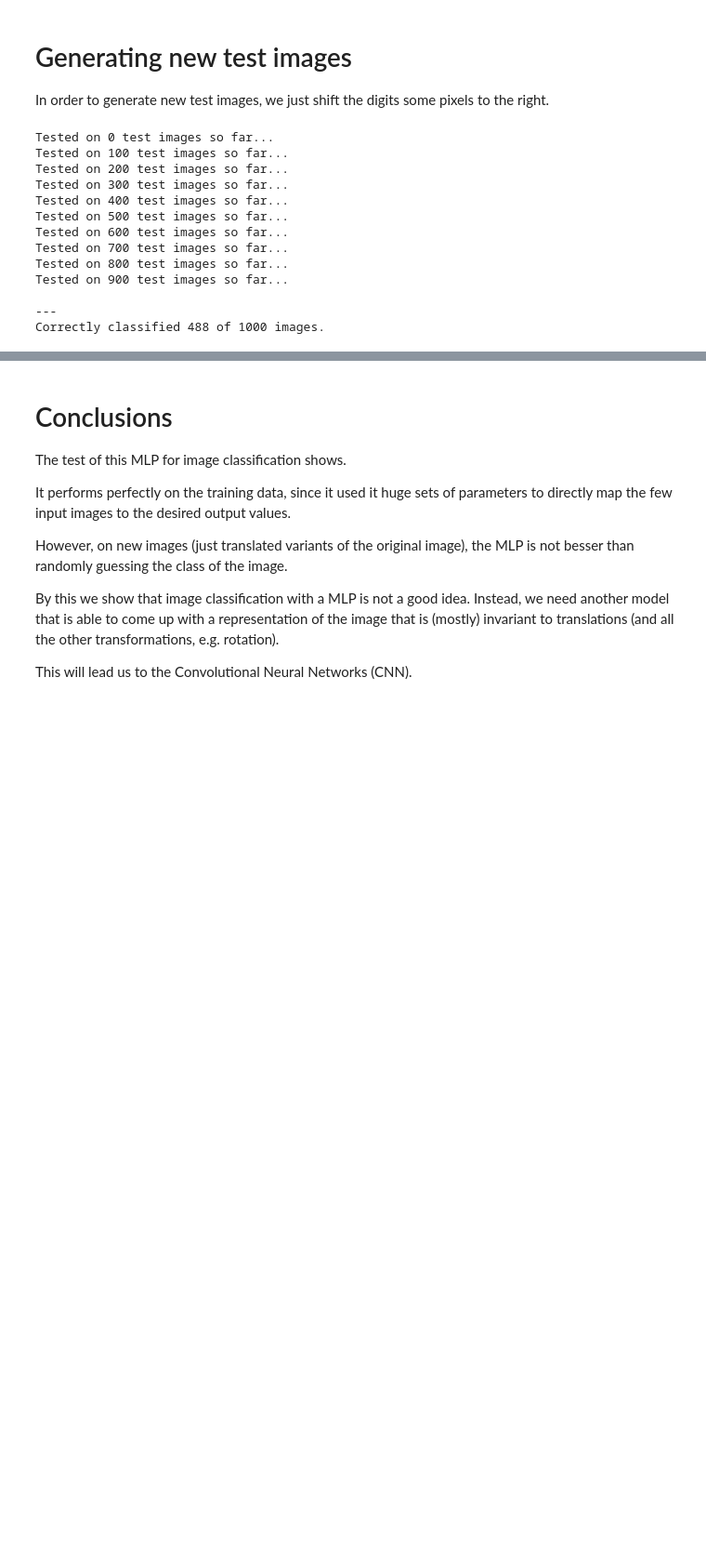
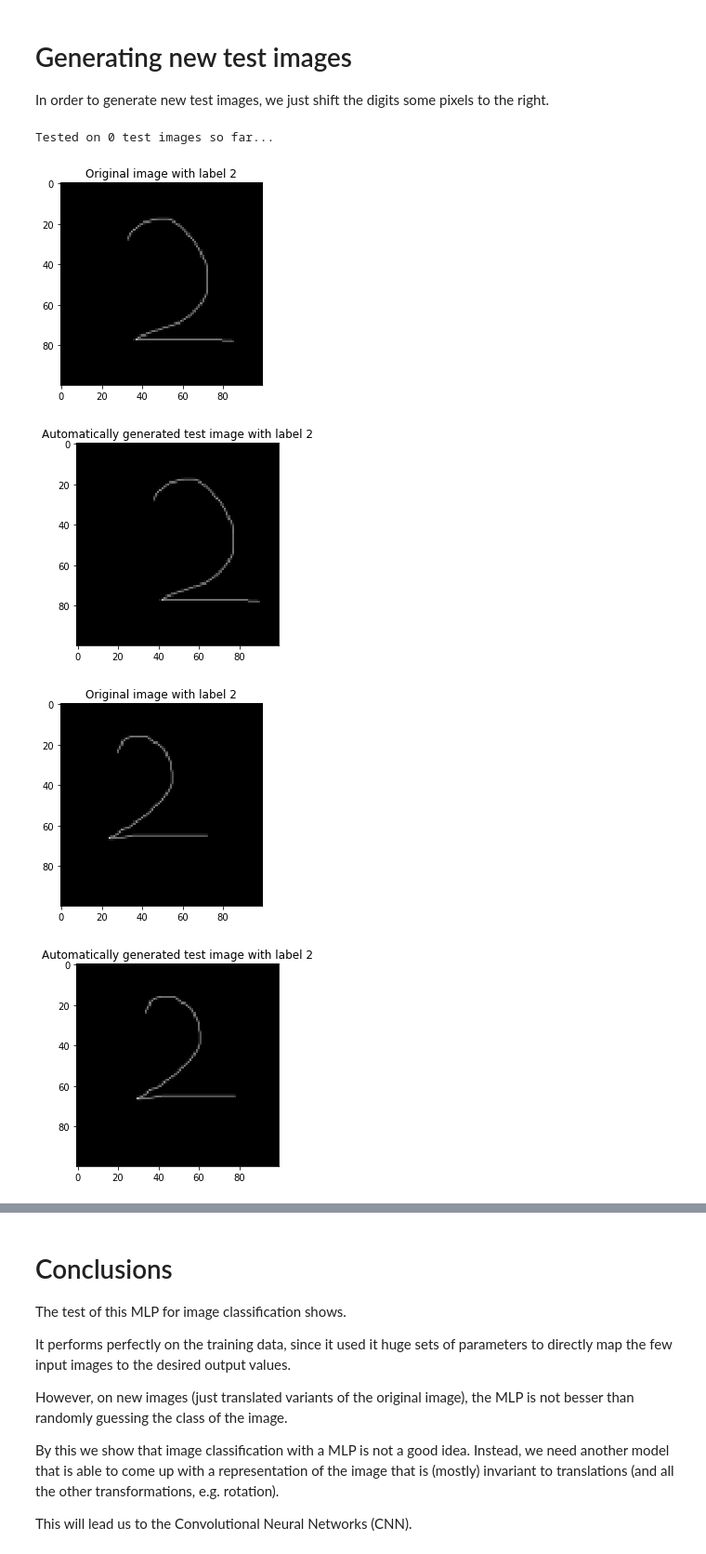
Before and after one commit to b3n3d17/DeepLearningCourse, a Jupyter notebook: 26_experiment_image_classification_with_a_mlp/experiment_image_classification_with_a_mlp.ipynb, the cells around one changed output, grey strips where cells are left out. Shown at 93% size. Saved outputs shown, nothing was run; the diff lists cells and outputs as text; code cells hidden in the pictures; blank space fills up the shorter version.

Commit message:
Showing the first 5 test images in order to give reader a better feeling what is done here.

```diff
--- a/26_experiment_image_classification_with_a_mlp/experiment_image_classification_with_a_mlp.ipynb
+++ b/26_experiment_image_classification_with_a_mlp/experiment_image_classification_with_a_mlp.ipynb
@@ -329,48 +329,43 @@ for test_img_idx in range(0,NR_TEST_IMAGES):
         image2[row_idx][rnd_shift:] = image[row_idx][0:nr_cols-rnd_shift]
 
     # Show the original and the new image?
-    if False:
+    # Only for the first 5 test images, else:
+    # too much output!
+    if test_img_idx < 5:
         plt.imshow(image)
-        plt.title("Testing image with label {}".format(class_name))
+        plt.title("Original image with label {}".format(class_name))
         plt.show()
         plt.imshow(image2)
-        plt.title("Testing image with label {}".format(class_name))
+        plt.title("Automatically generated test image with label {}".
+                  format(class_name))
         plt.show()
 
     # Prepare input for the MLP
     input_vec = image.flatten()
     input_vec = input_vec.reshape( (1, input_vec.shape[0]) )
     teacher_vec = teacher_vec.reshape( (1, teacher_vec.shape[0]) )
 
     # Let the MLP predict the class!
     neuron_outputs = model.predict(input_vec)
     #print("output neuron values are:", neuron_outputs)
 
     # Get final prediction result:
     # Which of the n output neurons has the largest output?
     predicted_class_id = np.argmax(neuron_outputs.reshape(-1))
 
     # Show comparison of predicted vs. ground-truth label
     #print("predicted: {} vs. real: {}".
     #      format(predicted_class_id, gt_class_id))
 
     # Compute correct classification rate
     if predicted_class_id==gt_class_id:
         correctly_classified += 1
 
 print("\n---\nCorrectly classified {} of {} images.".
       format(correctly_classified, NR_TEST_IMAGES))
 # %% [output]
 Tested on 0 test images so far...
-Tested on 100 test images so far...
-Tested on 200 test images so far...
-Tested on 300 test images so far...
-Tested on 400 test images so far...
-Tested on 500 test images so far...
-Tested on 600 test images so far...
-Tested on 700 test images so far...
-Tested on 800 test images so far...
-Tested on 900 test images so far...
-
----
-Correctly classified 488 of 1000 images.
+[figure, added]
+[figure, added]
+[figure, added]
+[figure, added]
```
Also changed, not shown: parts of 1 cell of this notebook.
